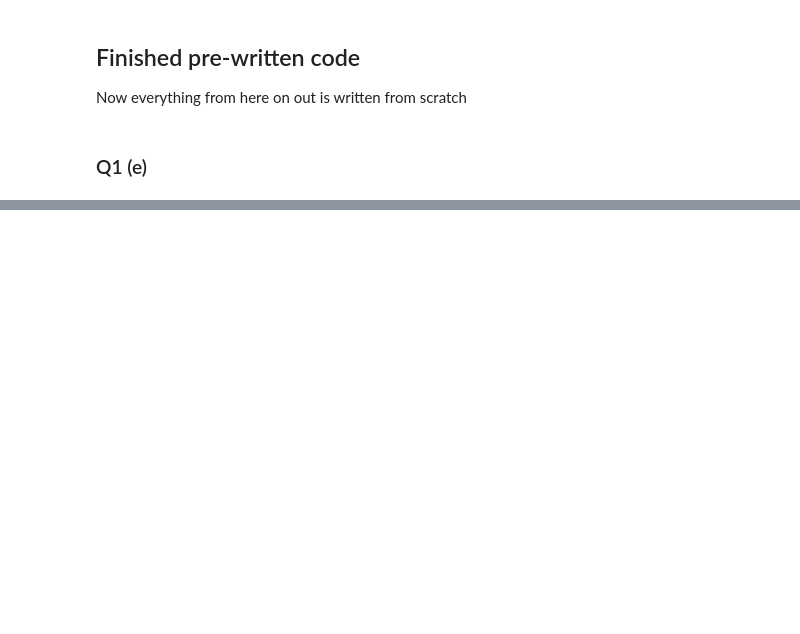
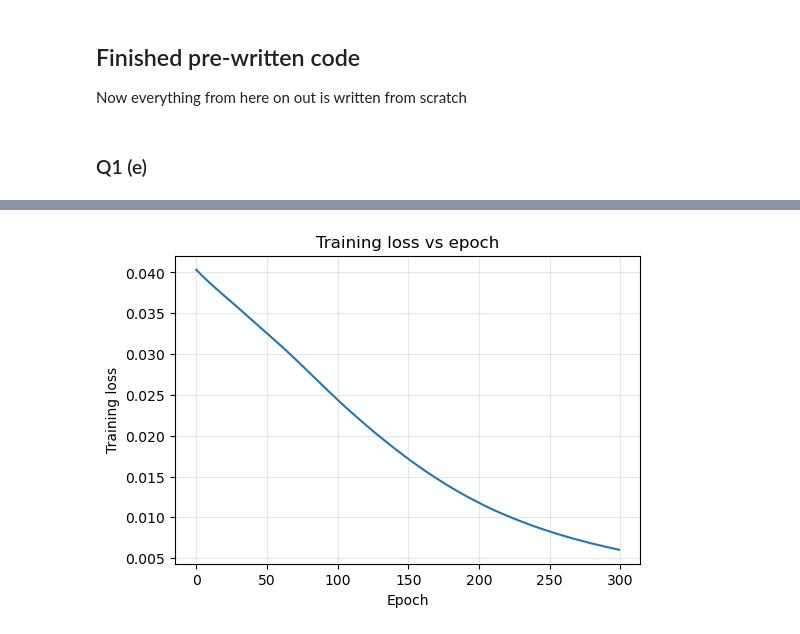
Before and after one commit to ScottMcHaffie/SH2150_assignments, a Jupyter notebook: assignment4/Assignment_4.ipynb, the cells around one changed output, grey strips where cells are left out. Cells and saved outputs as stored; diff of their text form; code cells hidden in the pictures; blank space fills up the shorter version.

```diff
--- a/assignment4/Assignment_4.ipynb
+++ b/assignment4/Assignment_4.ipynb
@@ -257,0 +296,26 @@ Evec_train_t = torch.tensor(d['sorted_eigenvectors_train'], dtype=torch.float32)
+# %%
+# want to map, for each value of V, the ground state of the system (the eigenvector corresponding to the lowest energy)
+V_train_t = torch.tensor(d['potentials_train'], dtype=torch.float32).unsqueeze(1) # (num_Vs, 1, num_xs)
+
+# Evec has shape: [0,:,0] gives the ground state across all x values, [0,:,1] gives the 1st excited state across all x values,
+# [0,0,:] gives state of all
+Evec_train_t = torch.tensor(d['sorted_eigenvectors_train'], dtype=torch.float32) # (num_Vs, num_xs, num_xs), one for
+psi0_train_t = Evec_train_t[:, :, 0]
+E0_train_t = E_train_t[:, 0]
+
+print (psi0_train_t.shape) # now has shape (num_Vs, num_xs)
+print (torch.norm(psi0_train_t[0, :]))
+
+# print (V_train_t[2])
+# print (Evec_train_t.shape)
+# print (Evec_train_t[0, :, 0])
+
+V_test_t  = torch.tensor(d['potentials_val'], dtype=torch.float32).unsqueeze(1)
+Evec_test_t = torch.tensor(d['sorted_eigenvectors_val'], dtype=torch.float32)
+psi0_test_t = Evec_test_t[:, :, 0]
+E0_test_t = E_test_t[:, 0]
+
+print (psi0_test_t.shape)
+
+L = V_train_t.shape[2] # num_xs
+K = E_train_t.shape[1] # num_xs
@@ -257,0 +387,10 @@ Evec_train_t = torch.tensor(d['sorted_eigenvectors_train'], dtype=torch.float32)
+# %%
+plt.figure(figsize=(6,4))
+plt.plot(train_losses)
+plt.xlabel("Epoch")
+plt.ylabel("Training loss")
+plt.title("Training loss vs epoch")
+plt.grid(alpha=0.3)
+plt.show()
+# %% [output]
+[figure, added]
```
Also changed, not shown: parts of 10 cells of this notebook.
